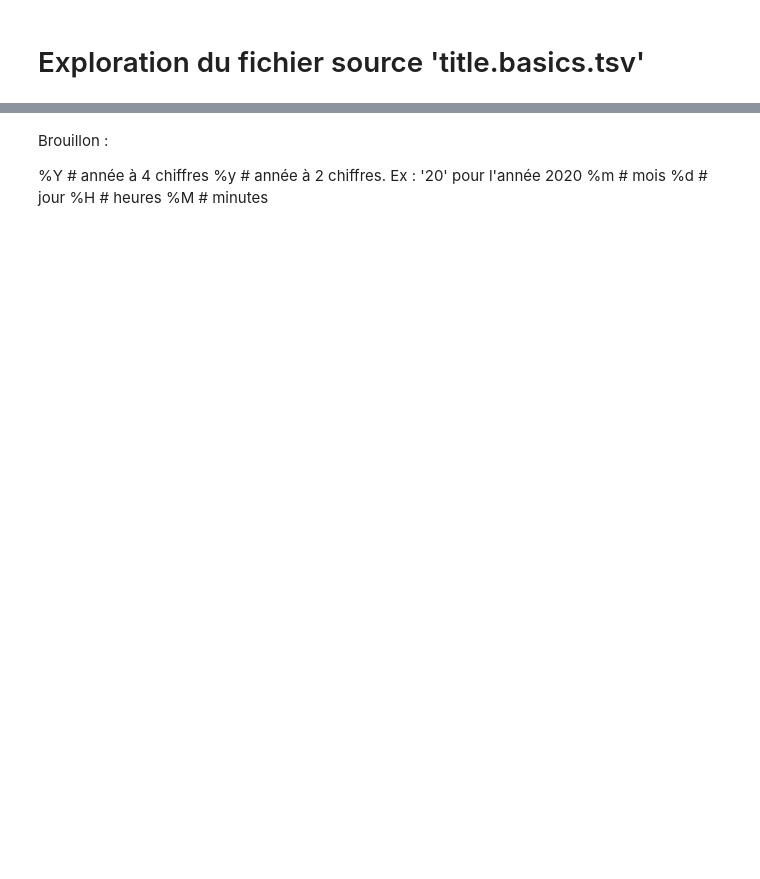
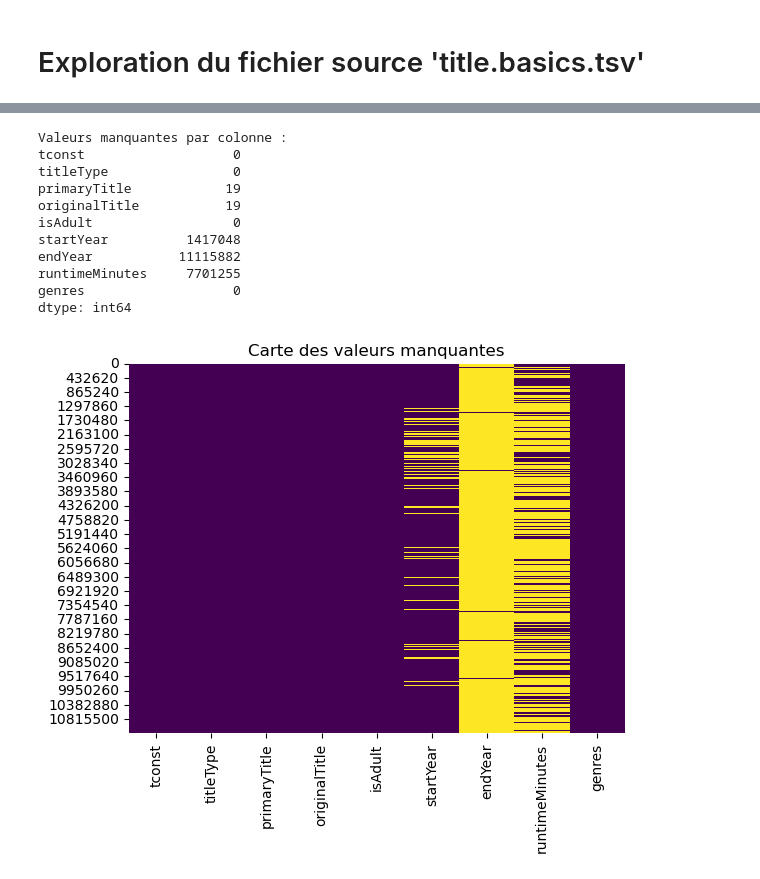
Before and after one commit to jpvt-data/AlgoCinema, a Jupyter notebook: exploration/exploration_title_basics.ipynb, the cells around one changed output, grey strips where cells are left out. Drawn from its saved outputs; the diff is of its cells as text; code cells hidden in the pictures; blank space fills up the shorter version.

Commit message:
MAj readme, exploration_data_bechdel, exploration_title_basics

```diff
--- a/exploration/exploration_title_basics.ipynb
+++ b/exploration/exploration_title_basics.ipynb
@@ -3,5 +9,4 @@
 # %%
-# Importer le fichier source 'title.basics.tsv' dans un dataframe Pandas :
+# 2. Charger le fichier TSV
 
-import pandas as pd
-df = pd.read_csv("C:/Users/vieas/Documents/GitHub/Movie-recommendation-project-with-Wild-Code-School/gitignore/title.basics.tsv",sep='\t')
+df_title_basics = pd.read_csv("C:/Users/vieas/Documents/GitHub/Movie-recommendation-project/gitignore/title.basics.tsv",sep='\t')
@@ -87,9 +111,44 @@ df['startYear'] = pd.to_datetime(df['startYear'], format="%Y", errors='raise')
-# %% [markdown]
-Brouillon :
-
-%Y # année à 4 chiffres
-%y # année à 2 chiffres. Ex : '20' pour l'année 2020
-%m # mois
-%d # jour
-%H # heures
-%M # minutes
+# %%
+# Convertir les colonnes au mauvais format :
+
+# Conversion des colonnes qui ont besoin d'être en datetime :
+
+df_title_basics['startYear'] = pd.to_datetime(df_title_basics['startYear'], format="%Y", errors='coerce')
+df_title_basics['endYear'] = pd.to_datetime(df_title_basics['endYear'], format="%Y", errors='coerce')
+
+# Conversion des colonnes qui ont besoin d'être en numeric :
+
+df_title_basics['runtimeMinutes'] = pd.to_numeric(df_title_basics['runtimeMinutes'], errors='coerce')
+
+# Conversion colonne qui a besoin d'être en booleen :
+
+df_title_basics['isAdult'] = df_title_basics['isAdult'].astype(bool)
+
+
+# Conversion en liste python :
+
+df_title_basics['genres'] = df_title_basics['genres'].fillna("").str.split(",")
+# %%
+# 5. Identifier les valeurs manquantes
+
+missing_values = df_title_basics.isnull().sum()
+print("Valeurs manquantes par colonne :")
+print(missing_values)
+
+# Visualisation des valeurs manquantes : NE FONCTIONNE PAS A MODIFIER
+sns.heatmap(df_title_basics.isnull(), cbar=False, cmap='viridis')
+plt.title("Carte des valeurs manquantes")
+plt.show()
+# %% [output]
+Valeurs manquantes par colonne :
+tconst                   0
+titleType                0
+primaryTitle            19
+originalTitle           19
+isAdult                  0
+startYear          1417048
+endYear           11115882
+runtimeMinutes     7701255
+genres                   0
+dtype: int64
+[figure, added]
```
Also changed, not shown: parts of 18 cells of this notebook, 1 other file.
